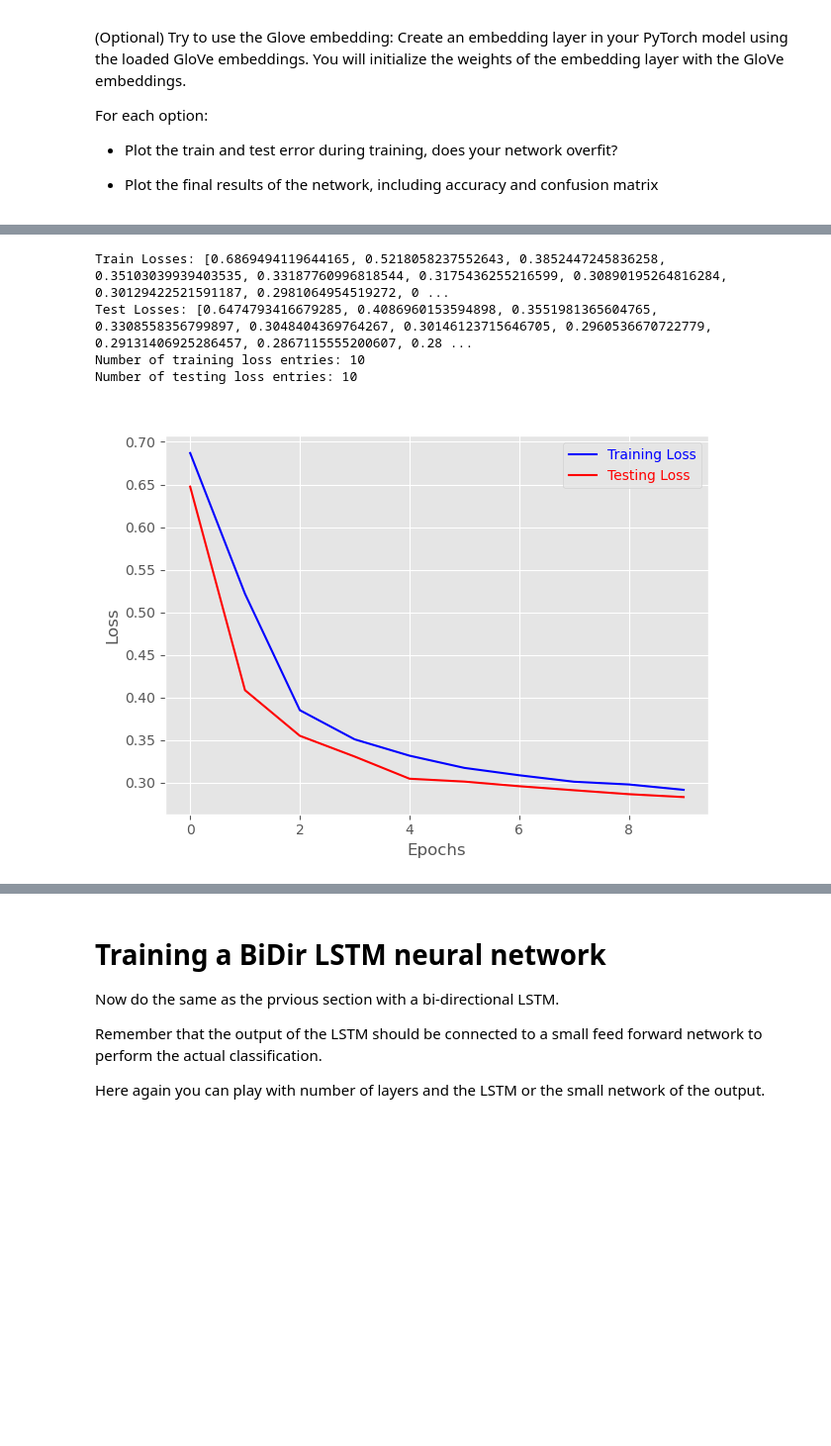
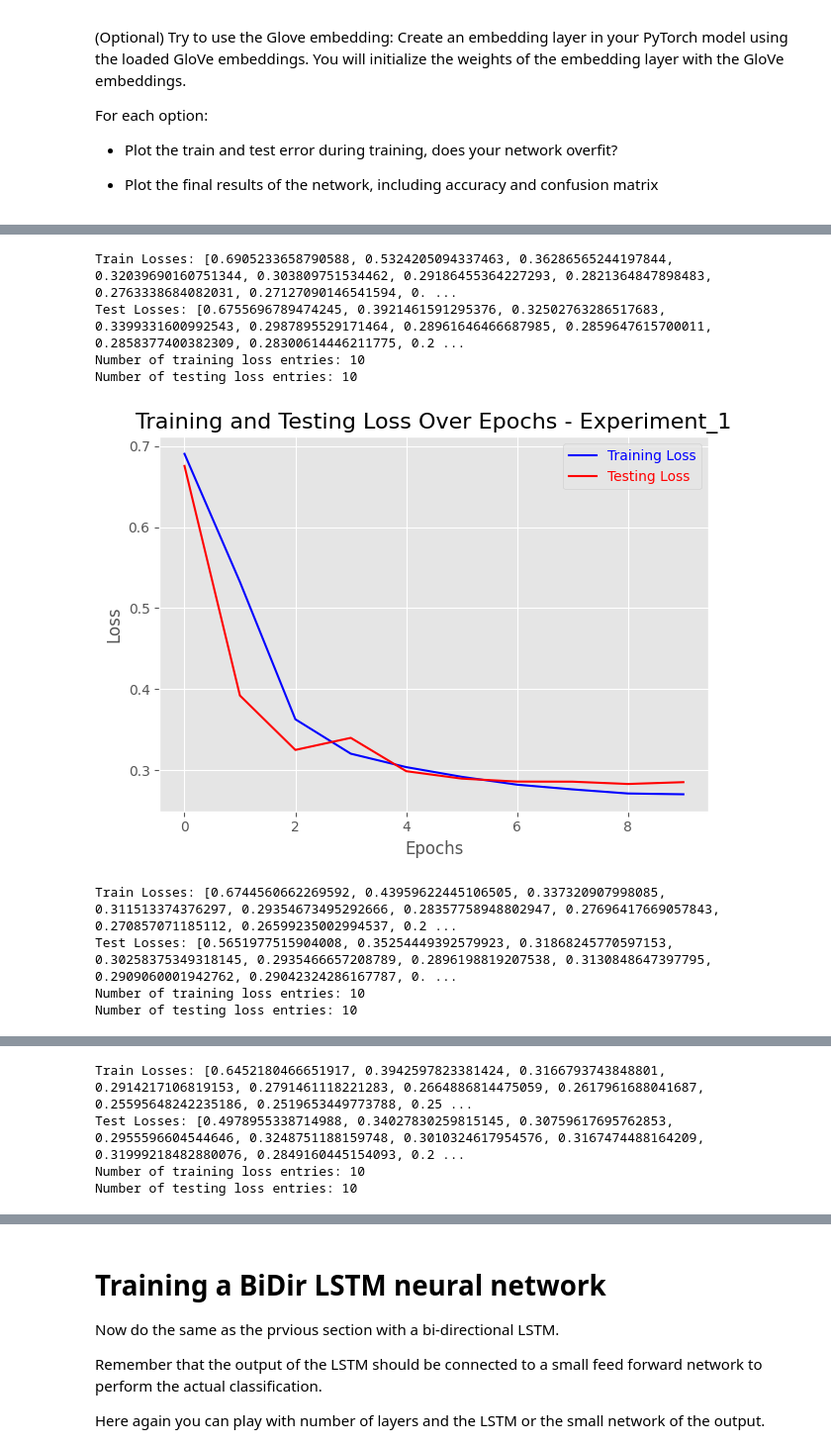
Before and after one commit to YanivGabay/Reviews_Sentiment_BILSTM, a Jupyter notebook: Natural_Language_Processing_–_Ex_2.ipynb, the cells around one changed output, grey strips where cells are left out. Shown: that part at 99% size. Saved outputs shown, nothing was run; the diff lists cells and outputs as text; code cells hidden in the pictures; blank space fills up the shorter version.

```diff
--- a/Natural_Language_Processing_–_Ex_2.ipynb
+++ b/Natural_Language_Processing_–_Ex_2.ipynb
@@ -170,7 +177,7 @@ print("Original:", example_review)
 print("Cleaned:", cleaned_review)
 try:
 # Load the data
-    data = load_text('./IMDB Dataset.csv')
+    data = load_text('./IMDB_Dataset.csv')
     data_orig_copy = data.copy()
     print("cleaned text printing:\n")
     display(data.head())
@@ -724,21 +781,30 @@ Epoch 10/10, Train Loss: 0.2918, Test Loss: 0.2833
 # %%
-print("Train Losses:", train_losses)
-print("Test Losses:", test_losses)
-print(f"Number of training loss entries: {len(train_losses)}")
-print(f"Number of testing loss entries: {len(test_losses)}")
-plt.style.use('ggplot')
-plt.plot(train_losses, label='Training Loss', color='blue')
-plt.plot(test_losses, label='Testing Loss', color='red')
-plt.xlabel('Epochs')
-plt.ylabel('Loss')
-plt.title('Training and Testing Loss Over Epochs')
-plt.legend(labelcolor='linecolor')
-plt.grid(True)
-plt.tight_layout()
-plt.show()
+def train_and_test_res(train_losses,test_losses,experiment_name):
+    print("Train Losses:", train_losses)
+    print("Test Losses:", test_losses)
+    print(f"Number of training loss entries: {len(train_losses)}")
+    print(f"Number of testing loss entries: {len(test_losses)}")
+    plt.style.use('ggplot')
+    plt.plot(train_losses, label='Training Loss', color='blue')
+    plt.plot(test_losses, label='Testing Loss', color='red')
+    plt.xlabel('Epochs')
+    plt.ylabel('Loss')
+    plt.title(f'Training and Testing Loss Over Epochs - {experiment_name}', fontsize=16)
+    plt.legend(labelcolor='linecolor')
+    plt.grid(True)
+    plt.tight_layout()
+    plt.show()
+
+
+for experiment, result in experiment_results.items():
+    train_and_test_res(result['train_losses'], result['test_losses'], experiment)
 # %% [output]
-Train Losses: [0.6869494119644165, 0.5218058237552643, 0.3852447245836258, 0.35103039939403535, 0.33187760996818544, 0.3175436255216599, 0.30890195264816284, 0.30129422521591187, 0.2981064954519272, 0 ...
-Test Losses: [0.6474793416679285, 0.4086960153594898, 0.3551981365604765, 0.3308558356799897, 0.3048404369764267, 0.30146123715646705, 0.2960536670722779, 0.29131406925286457, 0.2867115555200607, 0.28 ...
+Train Losses: [0.6905233658790588, 0.5324205094337463, 0.36286565244197844, 0.32039690160751344, 0.303809751534462, 0.29186455364227293, 0.2821364847898483, 0.2763338684082031, 0.27127090146541594, 0. ...
+Test Losses: [0.6755696789474245, 0.3921461591295376, 0.32502763286517683, 0.3399331600992543, 0.2987895529171464, 0.28961646466687985, 0.2859647615700011, 0.2858377400382309, 0.28300614446211775, 0.2 ...
 Number of training loss entries: 10
 Number of testing loss entries: 10
-[figure, old version]
+[figure, new version]
+Train Losses: [0.6744560662269592, 0.43959622445106505, 0.337320907998085, 0.311513374376297, 0.29354673495292666, 0.28357758948802947, 0.27696417669057843, 0.270857071185112, 0.26599235002994537, 0.2 ...
+Test Losses: [0.5651977515904008, 0.35254449392579923, 0.31868245770597153, 0.30258375349318145, 0.2935466657208789, 0.2896198819207538, 0.3130848647397795, 0.2909060001942762, 0.29042324286167787, 0. ...
+Number of training loss entries: 10
+Number of testing loss entries: 10
@@ -744,0 +812,4 @@ Number of testing loss entries: 10
+Train Losses: [0.6452180466651917, 0.3942597823381424, 0.3166793743848801, 0.2914217106819153, 0.2791461118221283, 0.2664886814475059, 0.2617961688041687, 0.25595648242235186, 0.2519653449773788, 0.25 ...
+Test Losses: [0.4978955338714988, 0.34027830259815145, 0.30759617695762853, 0.2955596604544646, 0.3248751188159748, 0.3010324617954576, 0.3167474488164209, 0.31999218482880076, 0.2849160445154093, 0.2 ...
+Number of training loss entries: 10
+Number of testing loss entries: 10
```
Also changed, not shown: parts of 8 cells of this notebook.
